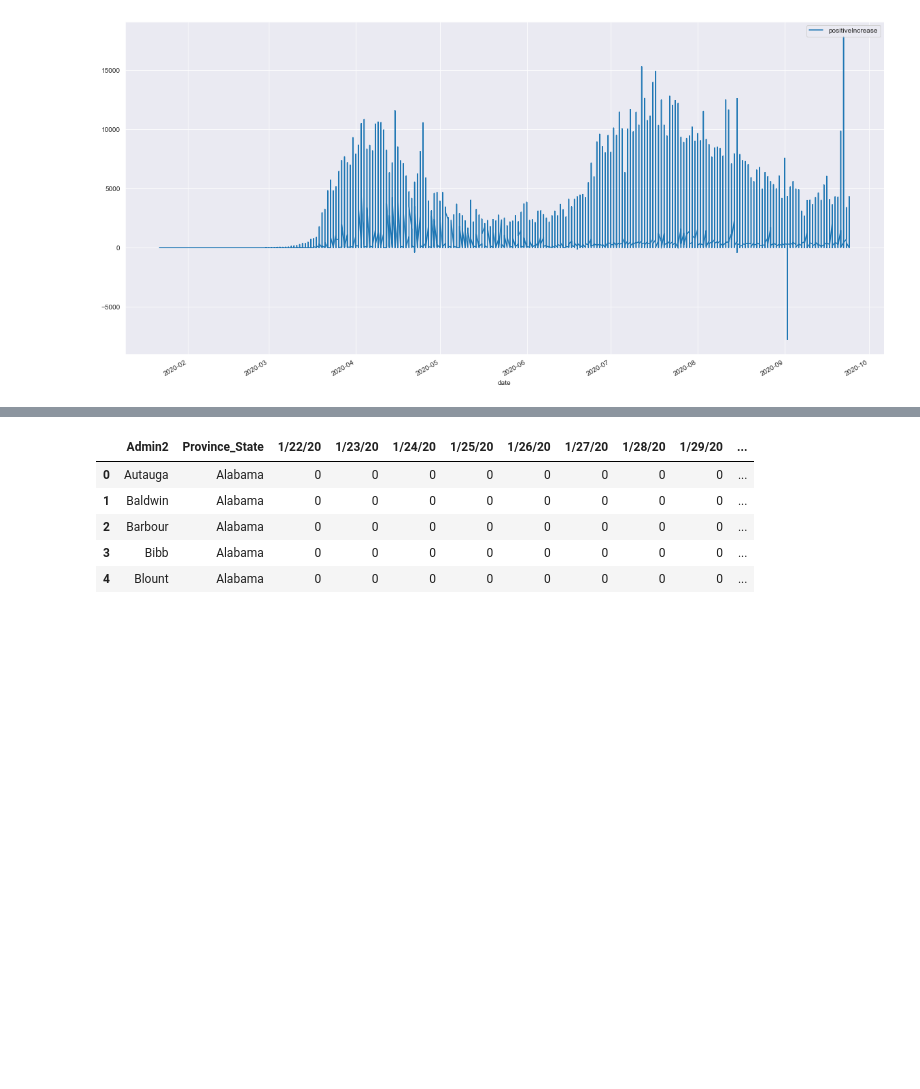
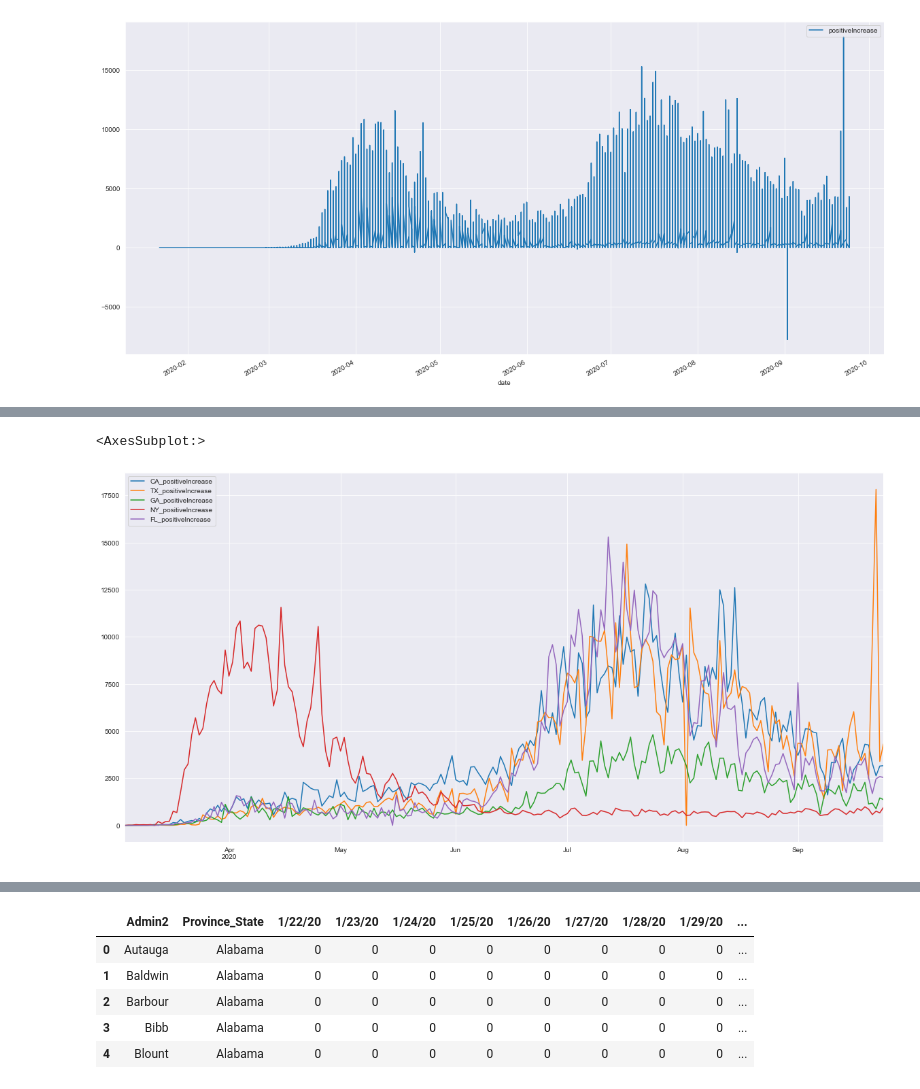
Before and after one commit to bmauss/COVID_Forecast, a Jupyter notebook: 2 Exploratory Data Analysis.ipynb, the cells around one changed output, grey strips where cells are left out. Drawn from its saved outputs; the diff is of its cells as text; code cells hidden in the pictures; blank space fills up the shorter version.

```diff
--- a/2 Exploratory Data Analysis.ipynb
+++ b/2 Exploratory Data Analysis.ipynb
@@ -145,0 +294,8 @@ WY
+# %%
+TX = dict_to_timeseries('TX', 'positiveIncrease')
+GA = dict_to_timeseries('GA', 'positiveIncrease')
+NY = dict_to_timeseries('NY', 'positiveIncrease')
+FL = dict_to_timeseries('FL', 'positiveIncrease')
+# %%
+top_5 = pd.concat([CA, TX, GA, NY, FL], axis=1, join='outer')
+top_5
@@ -145,0 +316,5 @@ WY
+# %%
+top_5.plot(figsize=(20, 10), legend=True)
+# %% [output]
+<AxesSubplot:>
+[figure, added]
```
Also changed, not shown: parts of 48 cells of this notebook.
